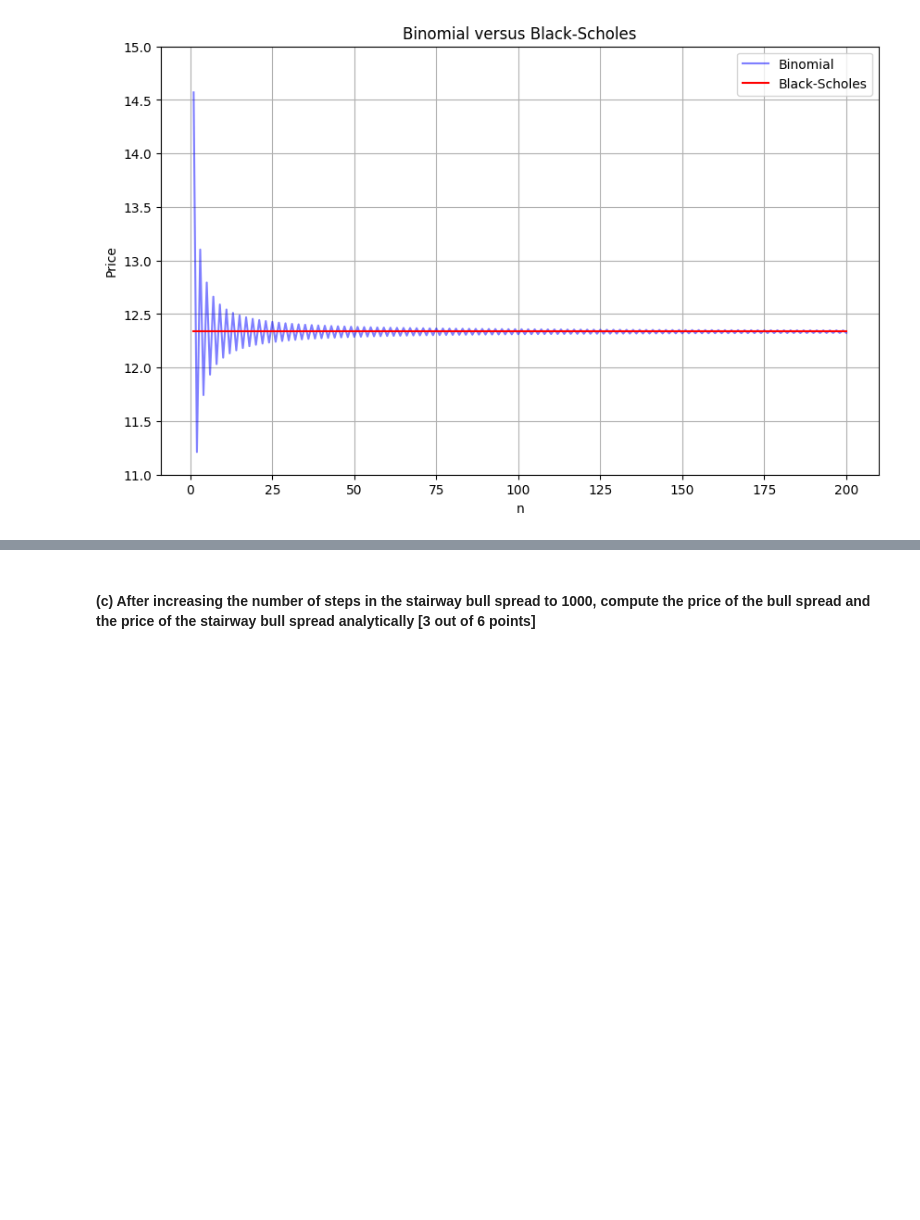
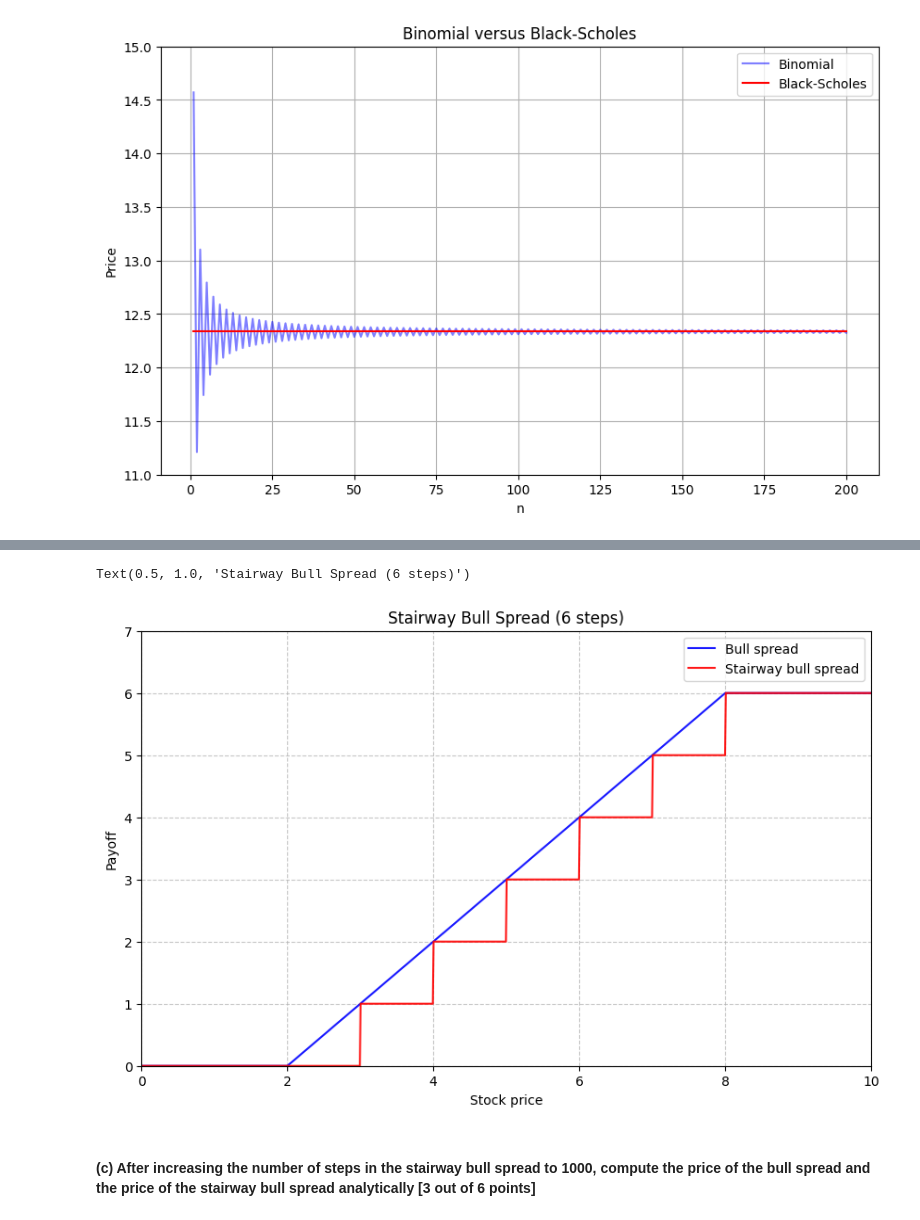
Before and after one commit to adenmao1202/skl_courses, a Jupyter notebook: derivatives/Derivatives_Revised_GP_Qs_Group11.ipynb, the cells around one changed output, grey strips where cells are left out. Drawn from its saved outputs; the diff is of its cells as text; code cells hidden in the pictures; blank space fills up the shorter version.

```diff
--- a/derivatives/Derivatives_GP_Qs.ipynb
+++ b/derivatives/Derivatives_Revised_GP_Qs_Group11.ipynb
@@ -306,2 +364,10 @@ Stairway bull spread price: 5.0049
+# %%
+### your code for 6(b) ###
+# For intermediate plot (6 steps)
+plot_bull_spread(num_steps=6)
+plt.title('Stairway Bull Spread (6 steps)')
+# %% [output]
+Text(0.5, 1.0, 'Stairway Bull Spread (6 steps)')
+[figure, added]
 # %% [markdown]
 #### (c) After increasing the number of steps in the stairway bull spread to 1000, compute the price of the bull spread and the price of the stairway bull spread analytically [3 out of 6 points]
```
Also changed, not shown: parts of 23 cells of this notebook, 5 other files.
